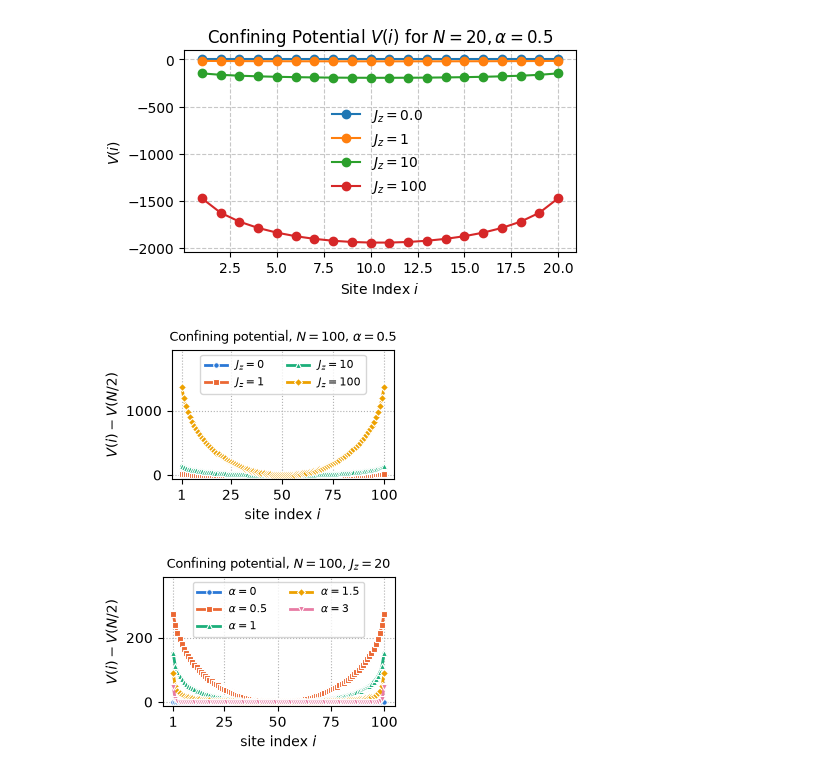
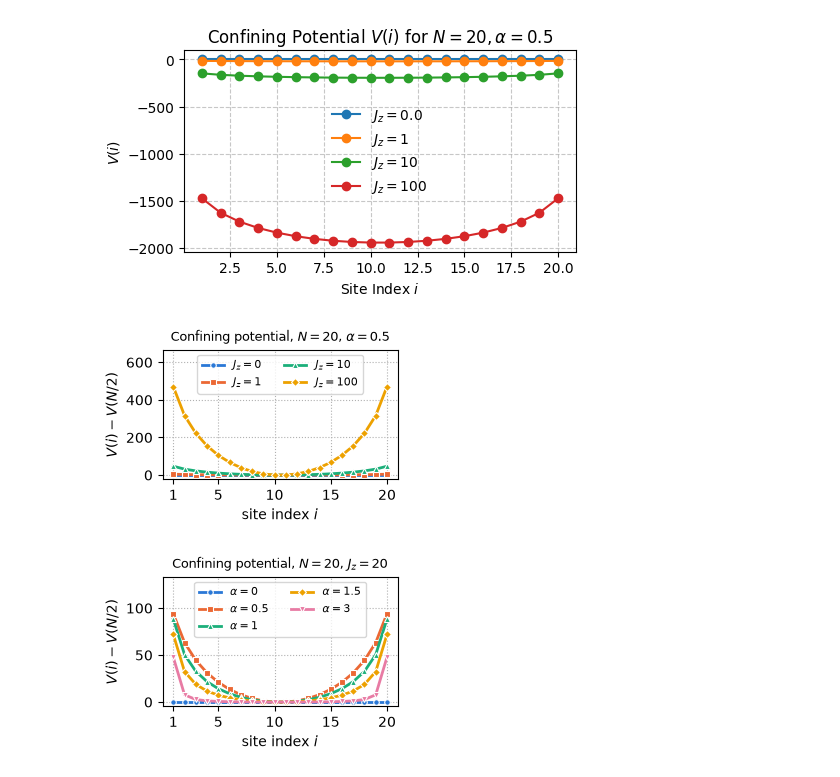
Before and after one commit to Shreyas-phys/Confinement-and-DFS, a Jupyter notebook: ClosedSystemPlots.ipynb, the cells around one changed output. Saved outputs shown, nothing was run; the diff lists cells and outputs as text; code cells hidden in the pictures.

```diff
--- a/ClosedSystemPlots.ipynb
+++ b/ClosedSystemPlots.ipynb
@@ -1246,7 +1246,7 @@ import matplotlib.pyplot as plt
 import numpy as np
 
 # ---------------- parameters ----------------
-N = 100
+N = 20
 alpha_fixed = 0.5
 Jz_list = [0, 1, 10, 100]  # Plot 1
 Jz_fixed = 20
@@ -1316,33 +1316,33 @@ for k, Jz in enumerate(Jz_list):
 
 ax1.set_title(
     rf"Confining potential, $N={N}$, $\alpha={alpha_fixed:g}$", fontsize=9
 )
 style_axis(ax1)
 fig1.savefig("plt/confining_potential_Jz.pdf")
 
 # =================== Plot 2: Varying alpha ==================
 fig2, ax2 = plt.subplots(figsize=(3,2), constrained_layout=True)
 
 for k, a in enumerate(alpha_list):
   ax2.plot(
       sites,
       prep(V(N, a, Jz_fixed)),
       color=COLORS[k],
       marker=MARKERS[k],
       ms=4,
       lw=2,
       mec="white",
       mew=0.8,
       label=rf"$\alpha={a:g}$",
   )
 
 ax2.set_title(
     rf"Confining potential, $N={N}$, $J_z={Jz_fixed:g}$", fontsize=9
 )
 style_axis(ax2)
-fig2.savefig("plt/confining_potential_alpha.pdf")
+fig2.savefig("plt/confining_potential_alpha.svg")
 
 plt.show()
 # %% [output]
-[figure, old version]
+[figure, new version]
-[figure, old version]
+[figure, new version]
```
Also changed, not shown: parts of 3 cells of this notebook, 18 other files.
